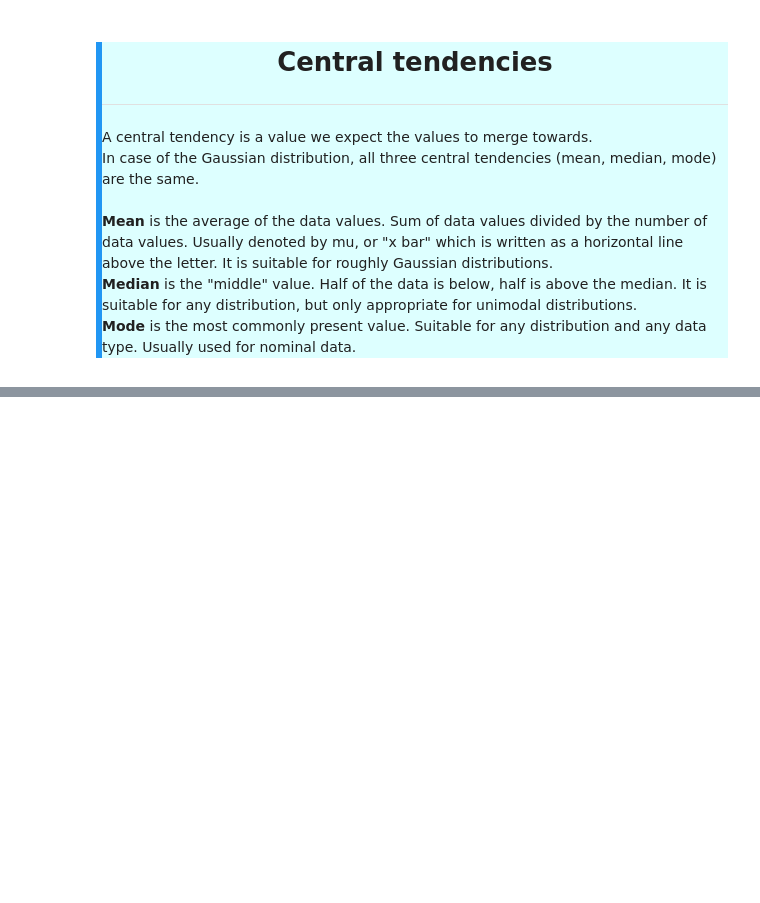
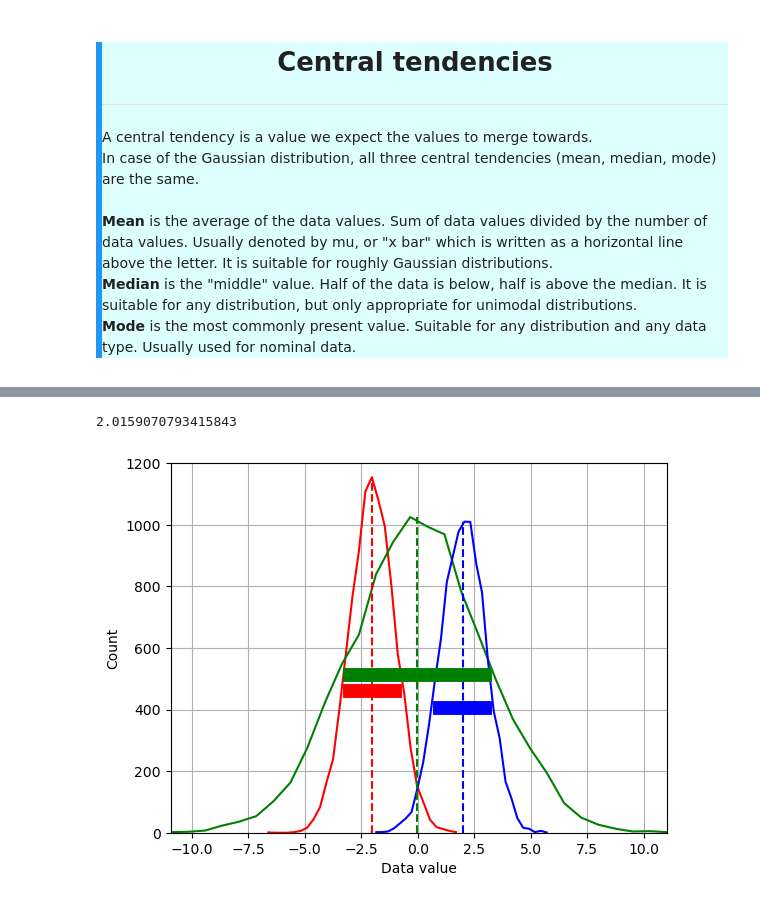
Before and after one commit to szalai-istvan/python-machine-learning, a Jupyter notebook: 03_statistics-and-machine-learning/03_descriptive-statistics/descriptive-statistics.ipynb, the cells around one changed output, grey strips where cells are left out. Drawn from its saved outputs; the diff is of its cells as text; code cells hidden in the pictures; blank space fills up the shorter version.

```diff
--- a/03_statistics-and-machine-learning/03_descriptive-statistics/descriptive-statistics.ipynb
+++ b/03_statistics-and-machine-learning/03_descriptive-statistics/descriptive-statistics.ipynb
@@ -326,0 +333,39 @@ The modal value is -1
+# %%
+def variance(data):
+    mean = np.mean(data)
+    n = len(data)
+    data = (data - mean)**2
+    return np.sum(data) / (n - 1)
+
+def std(data):
+    return np.sqrt(variance(data))
+
+sample = np.random.randn(1000) * 2
+print(std(sample))
+# %% [output]
+2.0159070793415843
+# %%
+stds = np.zeros(3)
+
+stds[0] = np.std(d1, ddof=1)
+stds[1] = np.std(d2, ddof=1)
+stds[2] = np.std(d3, ddof=1)
+plt.plot(x1 ,y1,'r')
+plt.plot(x2, y2, 'g')
+plt.plot(x3, y3, 'b')
+plt.plot([m1, m1], [0, np.max(y1)], 'r--')
+plt.plot([m2, m2], [0, np.max(y2)], 'g--')
+plt.plot([m3, m3], [0, np.max(y3)], 'b--')
+
+plt.plot([m1 - stds[0], m1 + stds[0]], [.4*np.max(y1), .4*np.max(y1)], 'r', linewidth=10)
+plt.plot([m2 - stds[1], m2 + stds[1]], [.5*np.max(y2), .5*np.max(y2)], 'g', linewidth=10)
+plt.plot([m3 - stds[2], m3 + stds[2]], [.4*np.max(y3), .4*np.max(y3)], 'b', linewidth=10)
+
+plt.xlim(np.min(x2), np.max(x2))
+plt.ylim(0, 1200)
+plt.grid()
+plt.xlabel('Data value')
+plt.ylabel('Count')
+plt.show()
+# %% [output]
+[figure, added]
```
Also changed, not shown: parts of 9 cells of this notebook.
